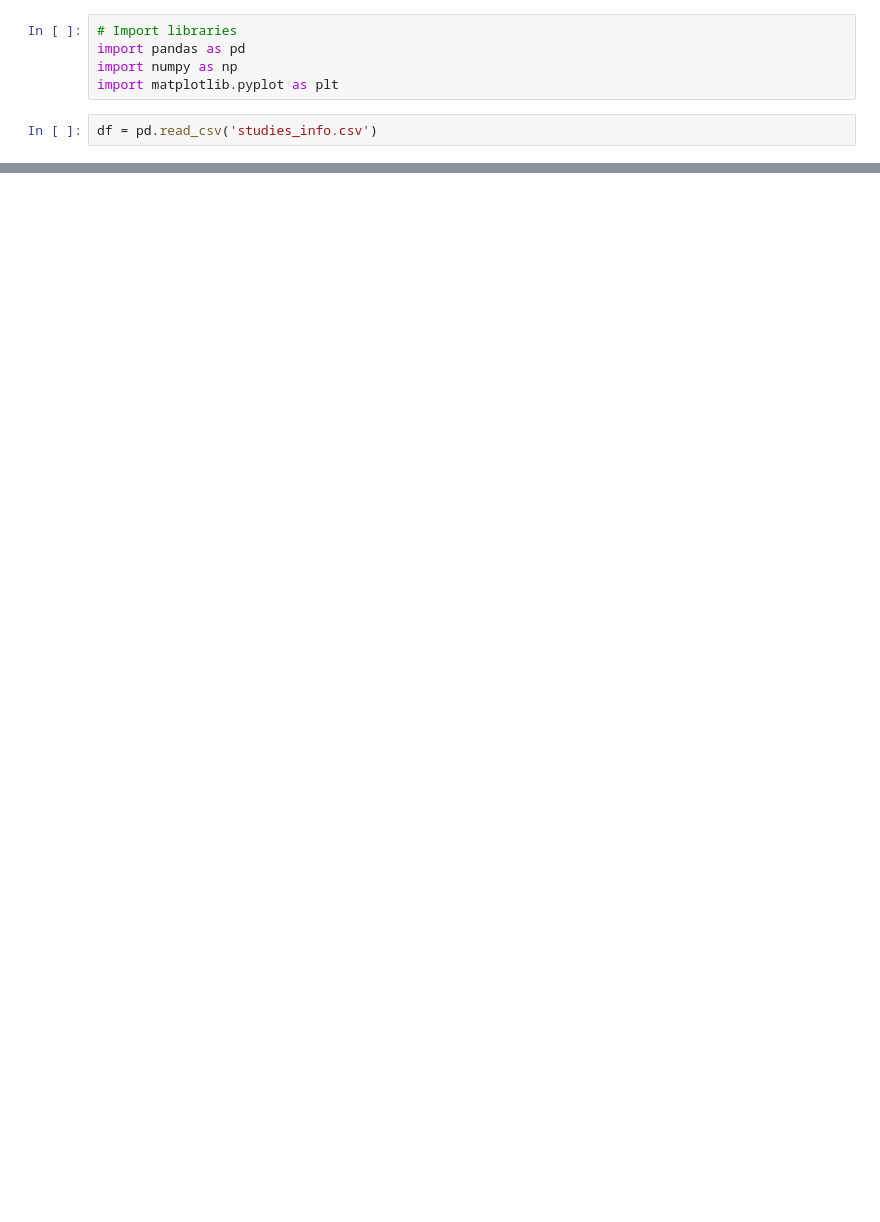
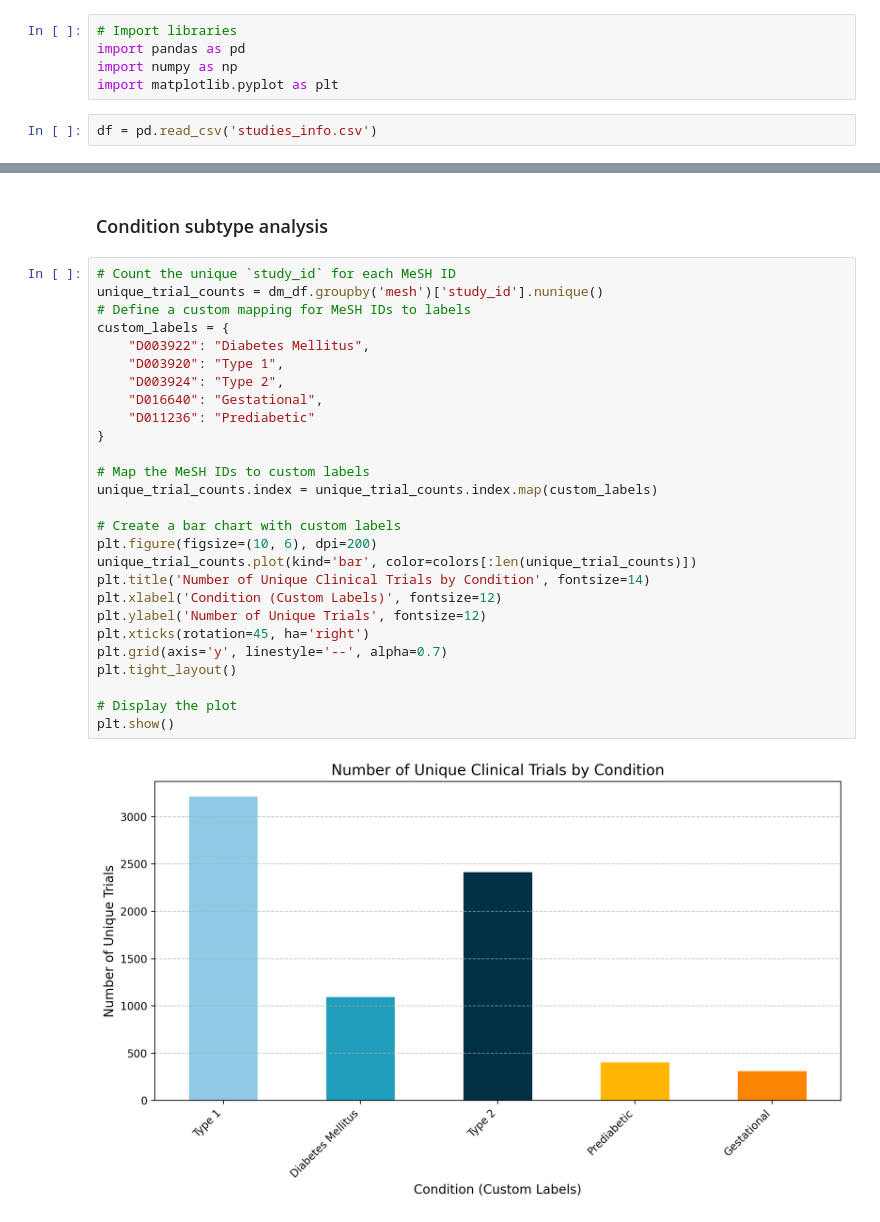
Before and after one commit to jelenapoznan/diabetes_trials, a Jupyter notebook: analysis.ipynb, the cells around one changed output, grey strips where cells are left out. Saved outputs shown, nothing was run; the diff lists cells and outputs as text; blank space fills up the shorter version.

```diff
--- a/analysis.ipynb
+++ b/analysis.ipynb
@@ -77,0 +123,31 @@ See the caveats in the documentation: https://pandas.pydata.org/pandas-docs/stab
+# %% [markdown]
+### Condition subtype analysis
+# %%
+# Count the unique `study_id` for each MeSH ID
+unique_trial_counts = dm_df.groupby('mesh')['study_id'].nunique()
+# Define a custom mapping for MeSH IDs to labels
+custom_labels = {
+    "D003922": "Diabetes Mellitus",
+    "D003920": "Type 1",
+    "D003924": "Type 2",
+    "D016640": "Gestational",
+    "D011236": "Prediabetic"
+}
+
+# Map the MeSH IDs to custom labels
+unique_trial_counts.index = unique_trial_counts.index.map(custom_labels)
+
+# Create a bar chart with custom labels
+plt.figure(figsize=(10, 6), dpi=200)
+unique_trial_counts.plot(kind='bar', color=colors[:len(unique_trial_counts)])
+plt.title('Number of Unique Clinical Trials by Condition', fontsize=14)
+plt.xlabel('Condition (Custom Labels)', fontsize=12)
+plt.ylabel('Number of Unique Trials', fontsize=12)
+plt.xticks(rotation=45, ha='right')
+plt.grid(axis='y', linestyle='--', alpha=0.7)
+plt.tight_layout()
+
+# Display the plot
+plt.show()
+# %% [output]
+[figure, added]
```
Also changed, not shown: parts of 12 cells of this notebook.
